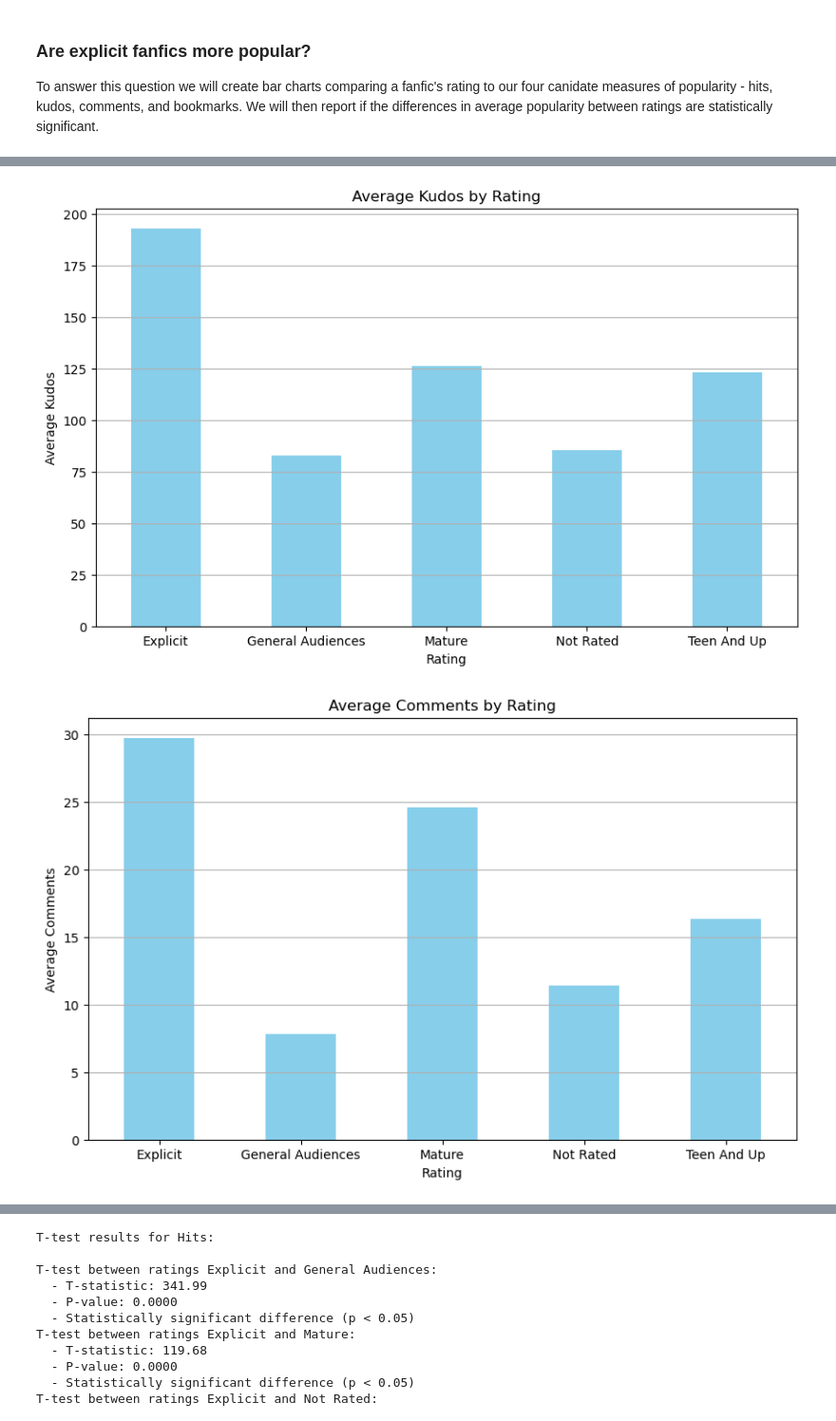
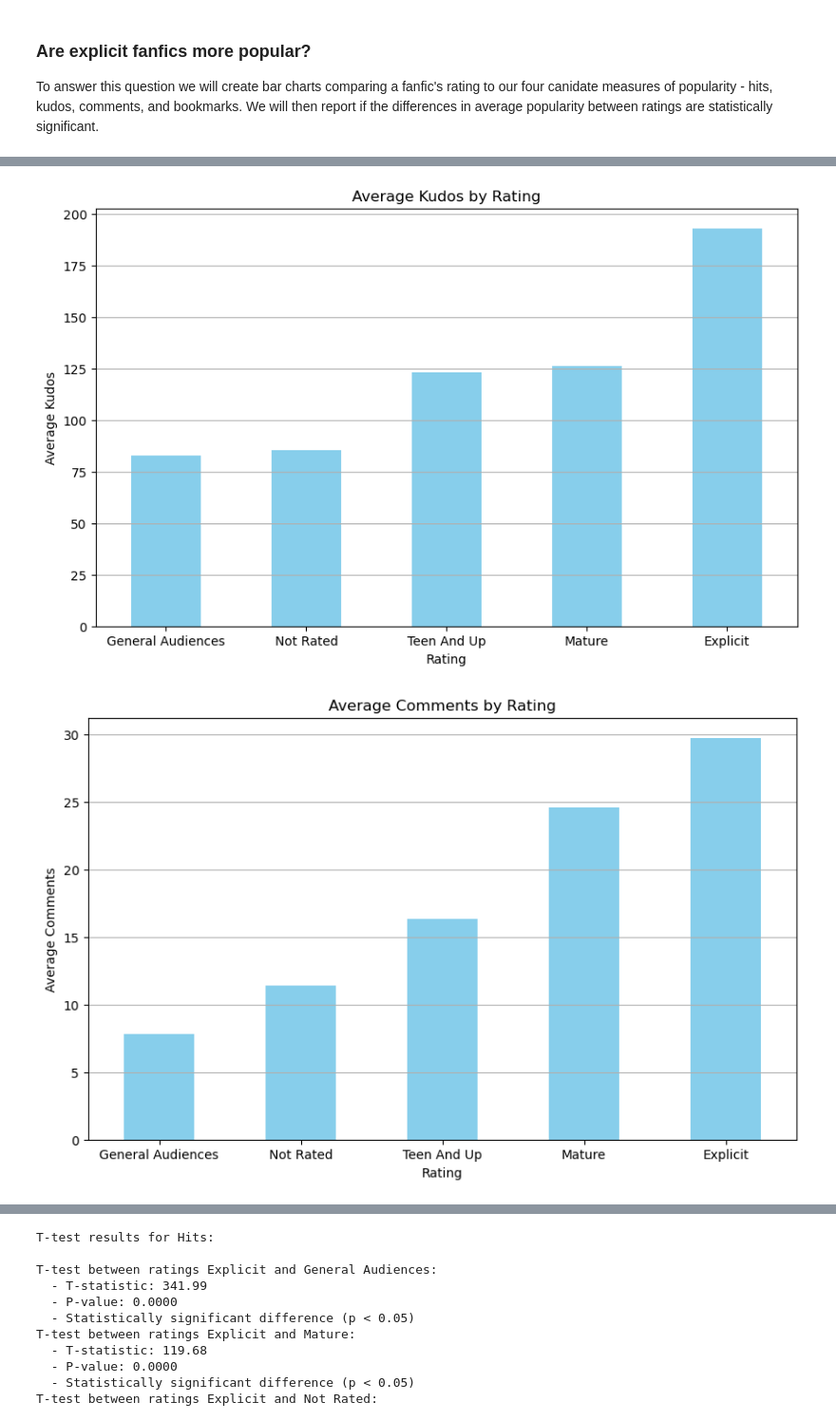
Before and after one commit to bekwashburn/COMP5360_Final_Project, a Jupyter notebook: COMP5360_data_CodeCat/FINAL_PROJECT.ipynb, the cells around one changed output, grey strips where cells are left out. Shown: that part at 95% size. Saved outputs shown, nothing was run; the diff lists cells and outputs as text; code cells hidden in the pictures.

```diff
--- a/COMP5360_data_CodeCat/FINAL_PROJECT.ipynb
+++ b/COMP5360_data_CodeCat/FINAL_PROJECT.ipynb
@@ -581,6 +488,12 @@ To answer this question we will create bar charts comparing a fanfic's rating to
 # %%
 # Group the DataFrame by rating and calculate the average popularity metrics for each rating
 average_popularity_by_rating = data.groupby('RatingName').agg({'hits': 'mean', 'kudos': 'mean', 'comments': 'mean', 'bookmarks': 'mean'})
+
+# Define the desired order of rating categories
+desired_order = ["General Audiences", "Not Rated", "Teen And Up", "Mature", "Explicit"]
+
+# Reindex the DataFrame to use the desired order of rating categories
+average_popularity_by_rating = average_popularity_by_rating.reindex(desired_order)
 
 # Plot the bar charts for each popularity metric
 metrics = ['hits', 'kudos', 'comments', 'bookmarks']
@@ -598,2 +511,2 @@ for metric in metrics:
-[figure, old version]
+[figure, new version]
-[figure, old version]
+[figure, new version]
```
Also changed, not shown: parts of 13 cells of this notebook.
